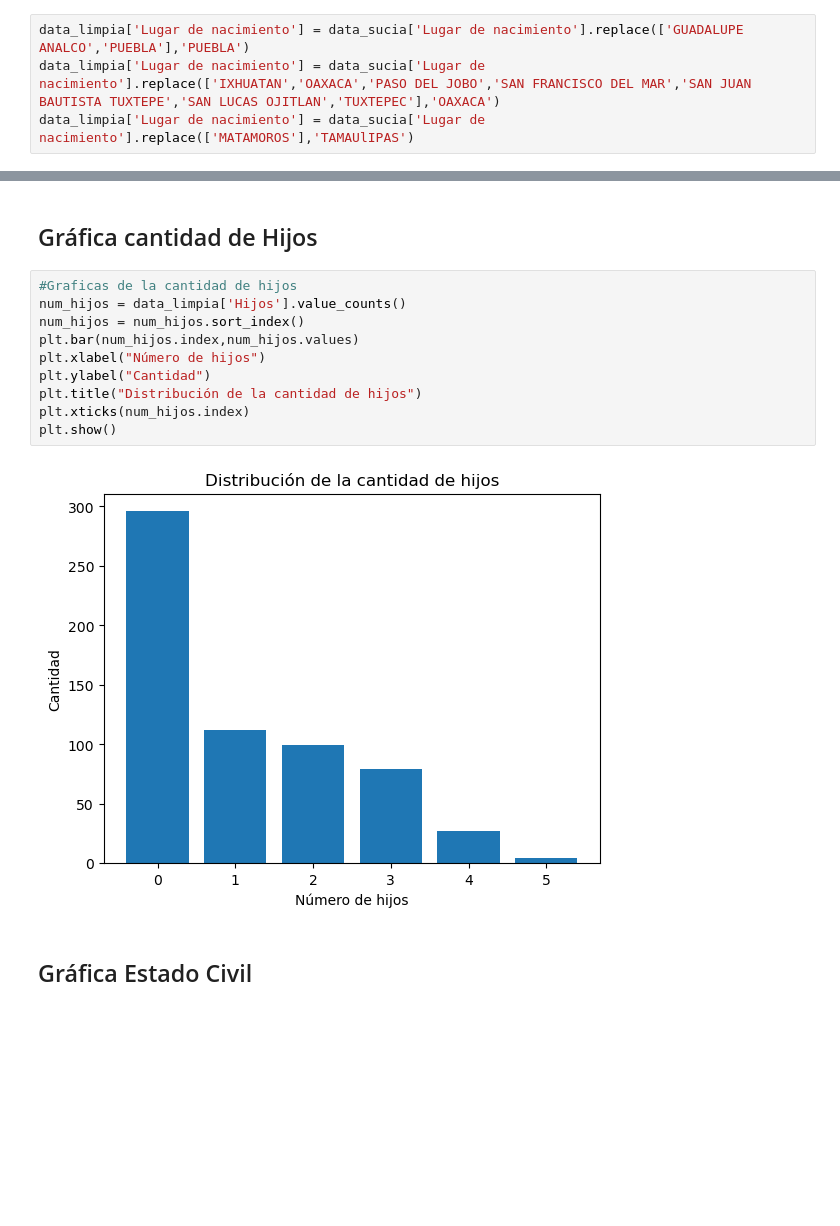
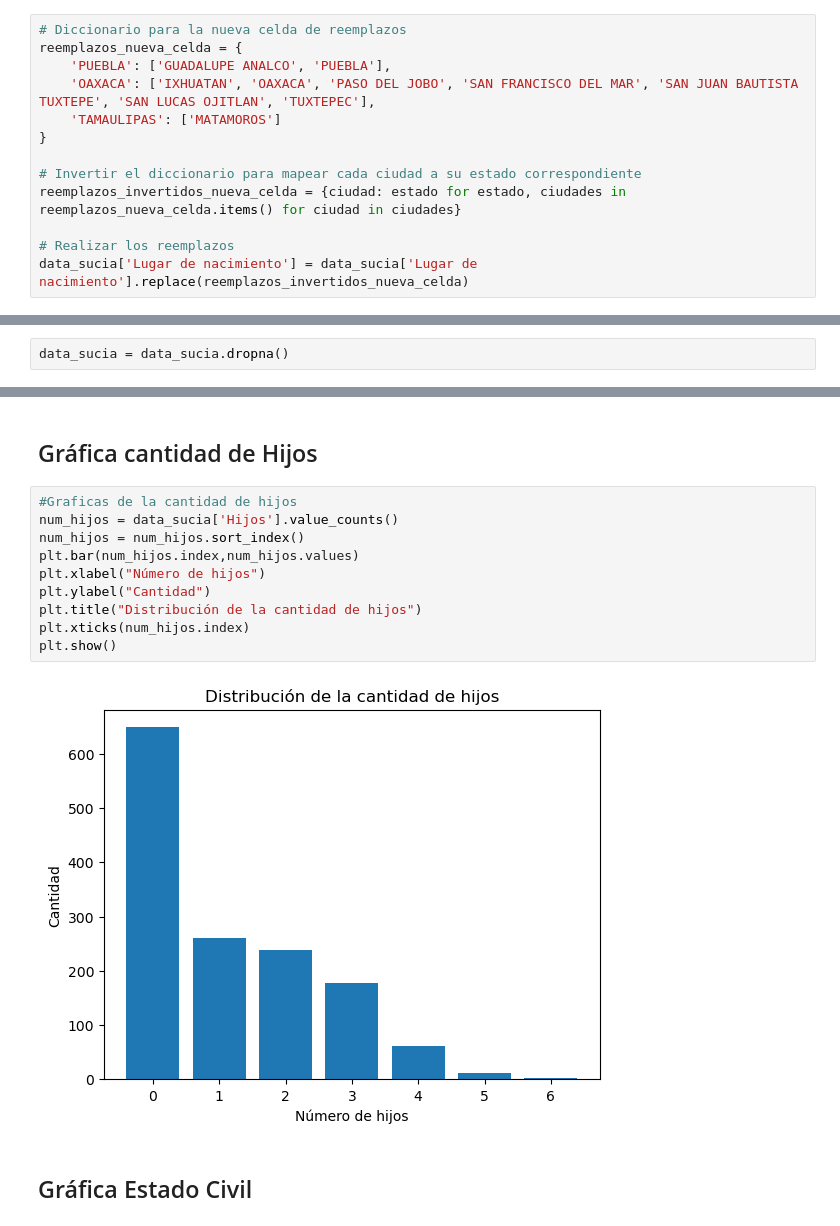
Before and after one commit to luisscrc/Datathon-Equipo-5, a Jupyter notebook: Proyecto_Datathon_Equipo_5_Luis.ipynb, the cells around one changed output, grey strips where cells are left out. Drawn from its saved outputs; the diff is of its cells as text; blank space fills up the shorter version.

```diff
--- a/Proyecto_Datathon_Equipo_5_Luis.ipynb
+++ b/Proyecto_Datathon_Equipo_5_Luis.ipynb
@@ -223,6 +215,15 @@ data_limpia['Lugar de nacimiento'] = data_sucia['Lugar de nacimiento'].replace([
 # %%
-data_limpia['Lugar de nacimiento'] = data_sucia['Lugar de nacimiento'].replace(['GUADALUPE ANALCO','PUEBLA'],'PUEBLA')
-data_limpia['Lugar de nacimiento'] = data_sucia['Lugar de nacimiento'].replace(['IXHUATAN','OAXACA','PASO DEL JOBO','SAN FRANCISCO DEL MAR','SAN JUAN BAUTISTA TUXTEPE','SAN LUCAS OJITLAN','TUXTEPEC'],'OAXACA')
-data_limpia['Lugar de nacimiento'] = data_sucia['Lugar de nacimiento'].replace(['MATAMOROS'],'TAMAUlIPAS')
+# Diccionario para la nueva celda de reemplazos
+reemplazos_nueva_celda = {
+    'PUEBLA': ['GUADALUPE ANALCO', 'PUEBLA'],
+    'OAXACA': ['IXHUATAN', 'OAXACA', 'PASO DEL JOBO', 'SAN FRANCISCO DEL MAR', 'SAN JUAN BAUTISTA TUXTEPE', 'SAN LUCAS OJITLAN', 'TUXTEPEC'],
+    'TAMAULIPAS': ['MATAMOROS']
+}
+
+# Invertir el diccionario para mapear cada ciudad a su estado correspondiente
+reemplazos_invertidos_nueva_celda = {ciudad: estado for estado, ciudades in reemplazos_nueva_celda.items() for ciudad in ciudades}
+
+# Realizar los reemplazos
+data_sucia['Lugar de nacimiento'] = data_sucia['Lugar de nacimiento'].replace(reemplazos_invertidos_nueva_celda)
 # %% [markdown]
 # Ahora que ya tenemos la limpieza lista podemos eliminar todos los valores donde hay NA
@@ -231,2 +230,4 @@ data_limpia = data_limpia.dropna()
+# %%
+data_sucia = data_sucia.dropna()
 # %% [markdown]
 # Comparaciones del tamaño de los dataset
@@ -257,16 +249,16 @@ data_limpia.head()
 ## Gráfica cantidad de Hijos
 # %%
 #Graficas de la cantidad de hijos
-num_hijos = data_limpia['Hijos'].value_counts()
+num_hijos = data_sucia['Hijos'].value_counts()
 num_hijos = num_hijos.sort_index()
 plt.bar(num_hijos.index,num_hijos.values)
 plt.xlabel("Número de hijos")
 plt.ylabel("Cantidad")
 plt.title("Distribución de la cantidad de hijos")
 plt.xticks(num_hijos.index)
 plt.show()
 # %% [output]
-[figure, old version]
+[figure, new version]
 # %% [markdown]
 ## Gráfica Estado Civil
 # %%
```
Also changed, not shown: parts of 14 cells of this notebook.
